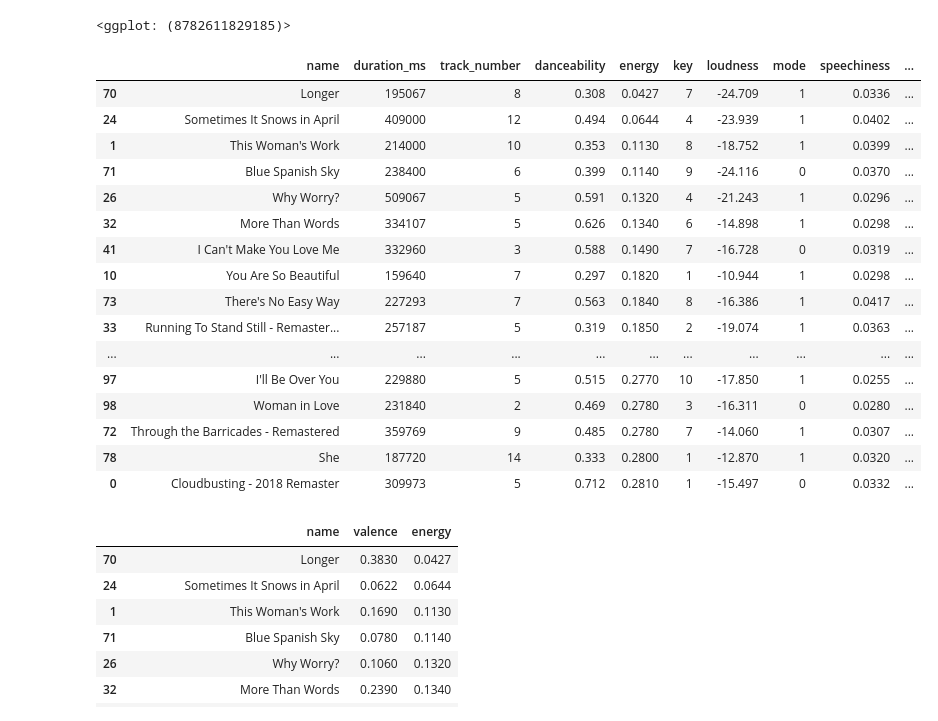
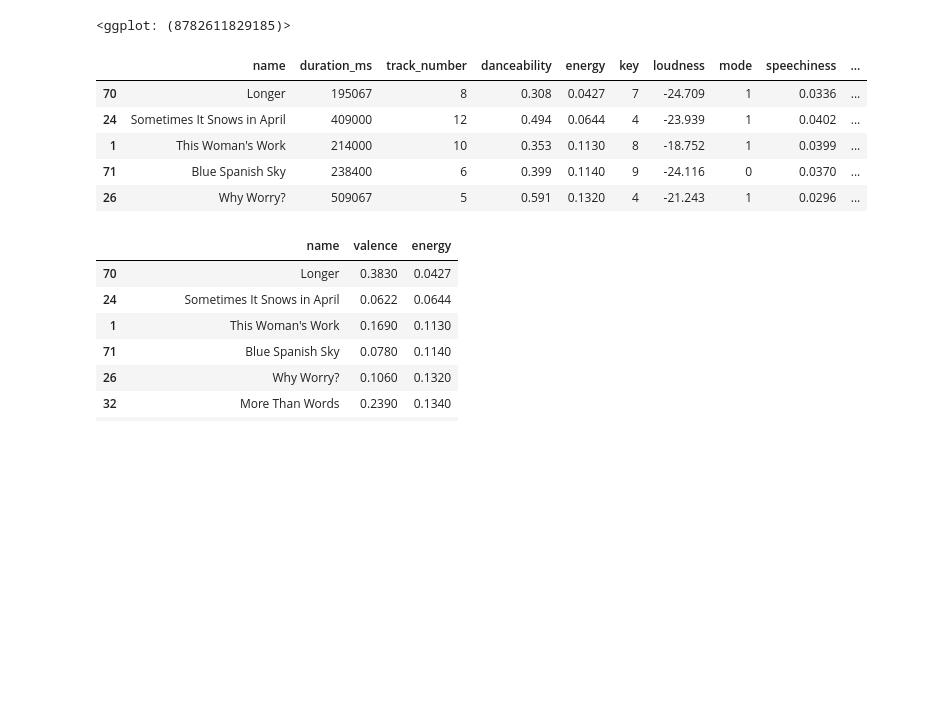
Before and after one commit to meghnaraswan/HEARTLabsTactileMusic, a Jupyter notebook: Tactile Music/WIP/MeghnaWIP/Python/my_spotify_notebook.ipynb, the cells around one changed output. Cells and saved outputs as stored; diff of their text form; code cells hidden in the pictures; blank space fills up the shorter version.

```diff
--- a/Tactile Music/WIP/MeghnaWIP/Python/my_spotify_notebook.ipynb
+++ b/Tactile Music/WIP/MeghnaWIP/Python/my_spotify_notebook.ipynb
@@ -342,25 +312,15 @@ xlim(0, 1)+ ylim(0, 1))
 <ggplot: (8782611829185)>
 # %%
 small_energy_df = df_combo.nsmallest(50, "energy") #smallest energy in our entire dataset
-small_energy_df
+# small_energy_df
+small_energy_df.head()
 # %% [output]
 |  | name | duration_ms | track_number | danceability | energy | key | loudness | mode | speechiness | ... |
 | 70 | Longer | 195067 | 8 | 0.308 | 0.0427 | 7 | -24.709 | 1 | 0.0336 | ... |
 | 24 | Sometimes It Snows in April | 409000 | 12 | 0.494 | 0.0644 | 4 | -23.939 | 1 | 0.0402 | ... |
 | 1 | This Woman's Work | 214000 | 10 | 0.353 | 0.1130 | 8 | -18.752 | 1 | 0.0399 | ... |
 | 71 | Blue Spanish Sky | 238400 | 6 | 0.399 | 0.1140 | 9 | -24.116 | 0 | 0.0370 | ... |
 | 26 | Why Worry? | 509067 | 5 | 0.591 | 0.1320 | 4 | -21.243 | 1 | 0.0296 | ... |
-| 32 | More Than Words | 334107 | 5 | 0.626 | 0.1340 | 6 | -14.898 | 1 | 0.0298 | ... |
-| 41 | I Can't Make You Love Me | 332960 | 3 | 0.588 | 0.1490 | 7 | -16.728 | 0 | 0.0319 | ... |
-| 10 | You Are So Beautiful | 159640 | 7 | 0.297 | 0.1820 | 1 | -10.944 | 1 | 0.0298 | ... |
-| 73 | There's No Easy Way | 227293 | 7 | 0.563 | 0.1840 | 8 | -16.386 | 1 | 0.0417 | ... |
-| 33 | Running To Stand Still - Remaster... | 257187 | 5 | 0.319 | 0.1850 | 2 | -19.074 | 1 | 0.0363 | ... |
-| ... | ... | ... | ... | ... | ... | ... | ... | ... | ... | ... |
-| 97 | I'll Be Over You | 229880 | 5 | 0.515 | 0.2770 | 10 | -17.850 | 1 | 0.0255 | ... |
-| 98 | Woman in Love | 231840 | 2 | 0.469 | 0.2780 | 3 | -16.311 | 0 | 0.0280 | ... |
-| 72 | Through the Barricades - Remastered | 359769 | 9 | 0.485 | 0.2780 | 7 | -14.060 | 1 | 0.0307 | ... |
-| 78 | She | 187720 | 14 | 0.333 | 0.2800 | 1 | -12.870 | 1 | 0.0320 | ... |
-| 0 | Cloudbusting - 2018 Remaster | 309973 | 5 | 0.712 | 0.2810 | 1 | -15.497 | 0 | 0.0332 | ... |
 # %%
 # only want valence and energy info
 small_energy = small_energy_df[valence_energy]
```
Also changed, not shown: parts of 5 cells of this notebook.
